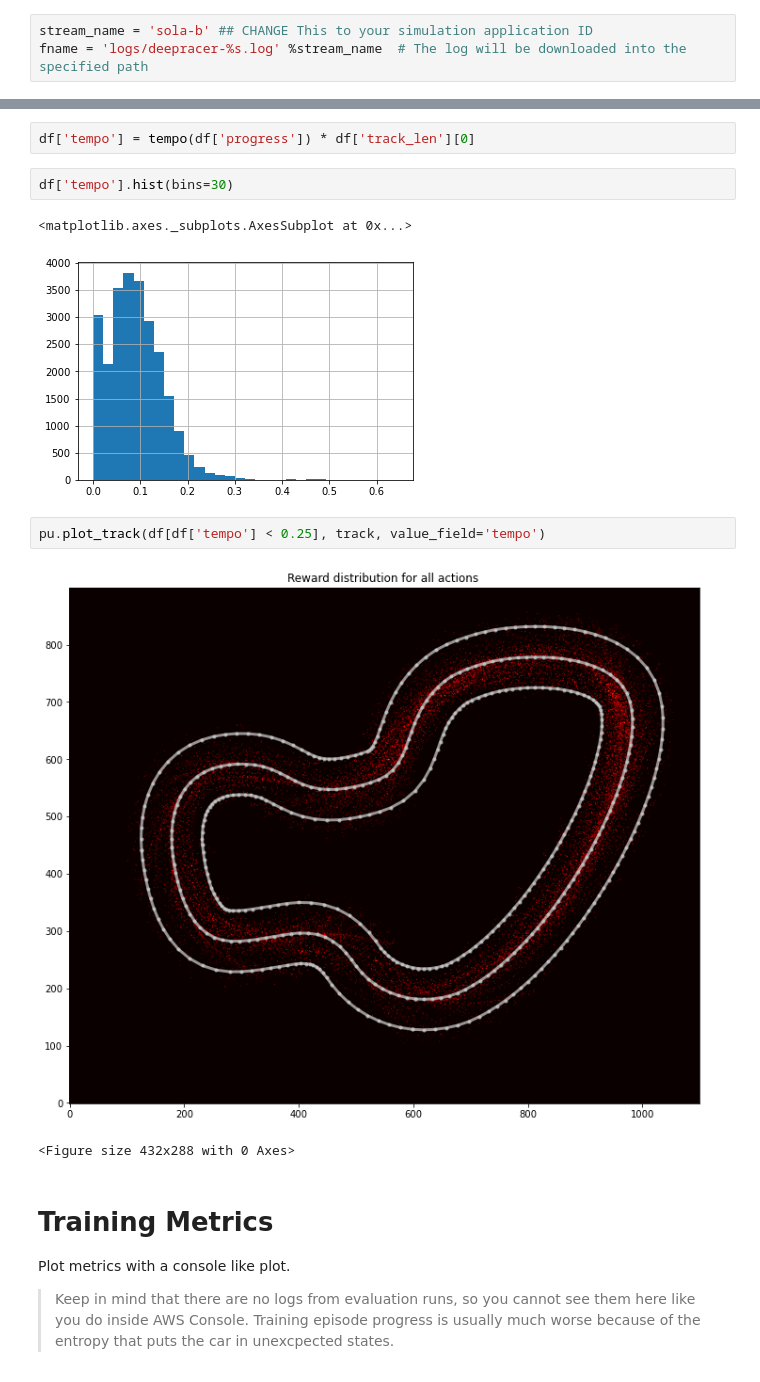
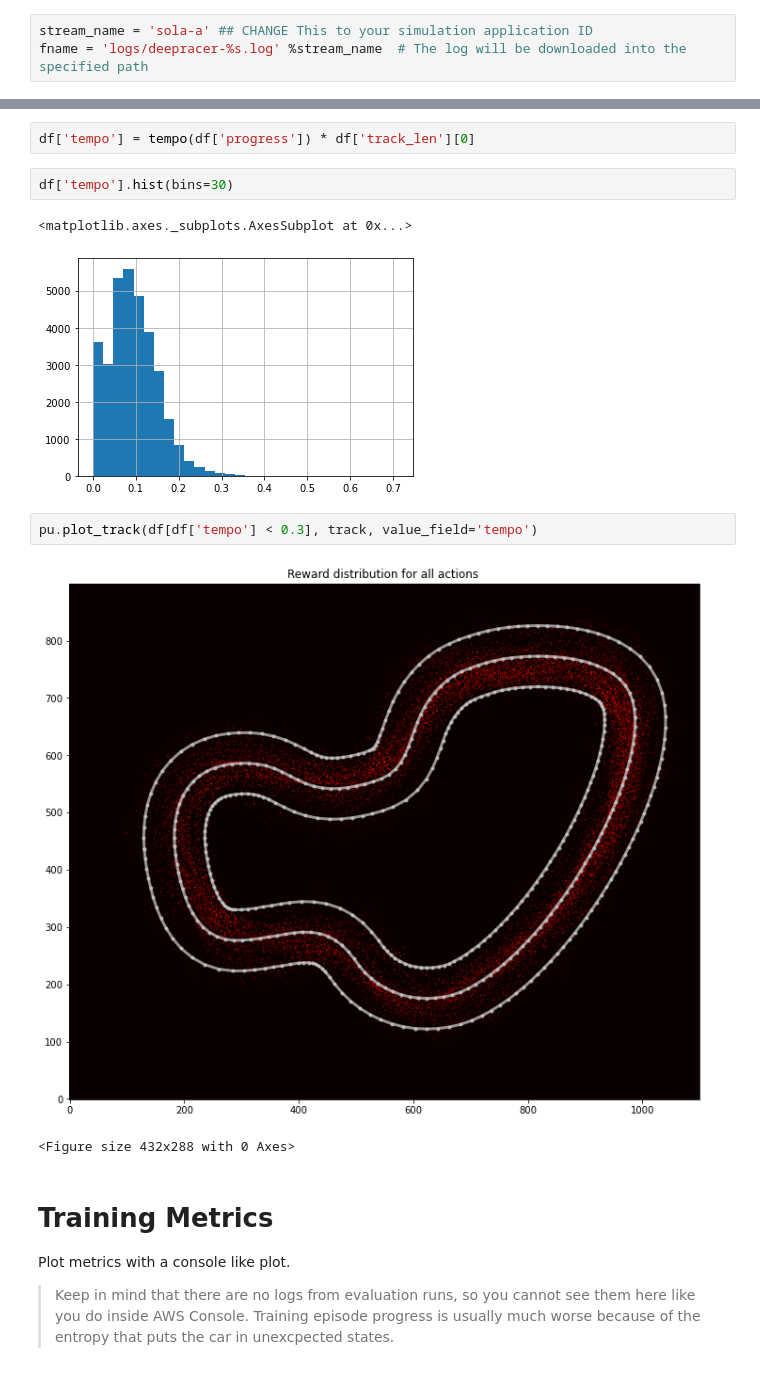
Before and after one commit to Maciej-GBS/dr-gummy, a Jupyter notebook: Essentials_analysis.ipynb, the cells around one changed output, grey strips where cells are left out. Drawn from its saved outputs; the diff is of its cells as text.

```diff
--- a/Essentials_analysis.ipynb
+++ b/Essentials_analysis.ipynb
@@ -92,7 +92,7 @@ sim-xy4rydwzs0c3 FiatX gamma
 sim-kyxd4mkl0r5w SkodaX alpha
 sim-qmn0ksszgm3c SkodaX beta
 # %%
-stream_name = 'sola-b' ## CHANGE This to your simulation application ID
+stream_name = 'sola-a' ## CHANGE This to your simulation application ID
 fname = 'logs/deepracer-%s.log' %stream_name  # The log will be downloaded into the specified path
 # %%
 cw.download_log(fname, stream_prefix=stream_name)  # add force=True if you downloaded the file before but want to repeat
@@ -247,11 +247,11 @@ df['tempo'] = tempo(df['progress']) * df['track_len'][0]
 df['tempo'].hist(bins=30)
 # %% [output]
 <matplotlib.axes._subplots.AxesSubplot at 0x...>
-[figure, old version]
+[figure, new version]
 # %%
-pu.plot_track(df[df['tempo'] < 0.25], track, value_field='tempo')
+pu.plot_track(df[df['tempo'] < 0.3], track, value_field='tempo')
 # %% [output]
-[figure, old version]
+[figure, new version]
 <Figure size 432x288 with 0 Axes>
 # %% [markdown]
 # Training Metrics
```
Also changed, not shown: parts of 21 cells of this notebook, 1 other file.
